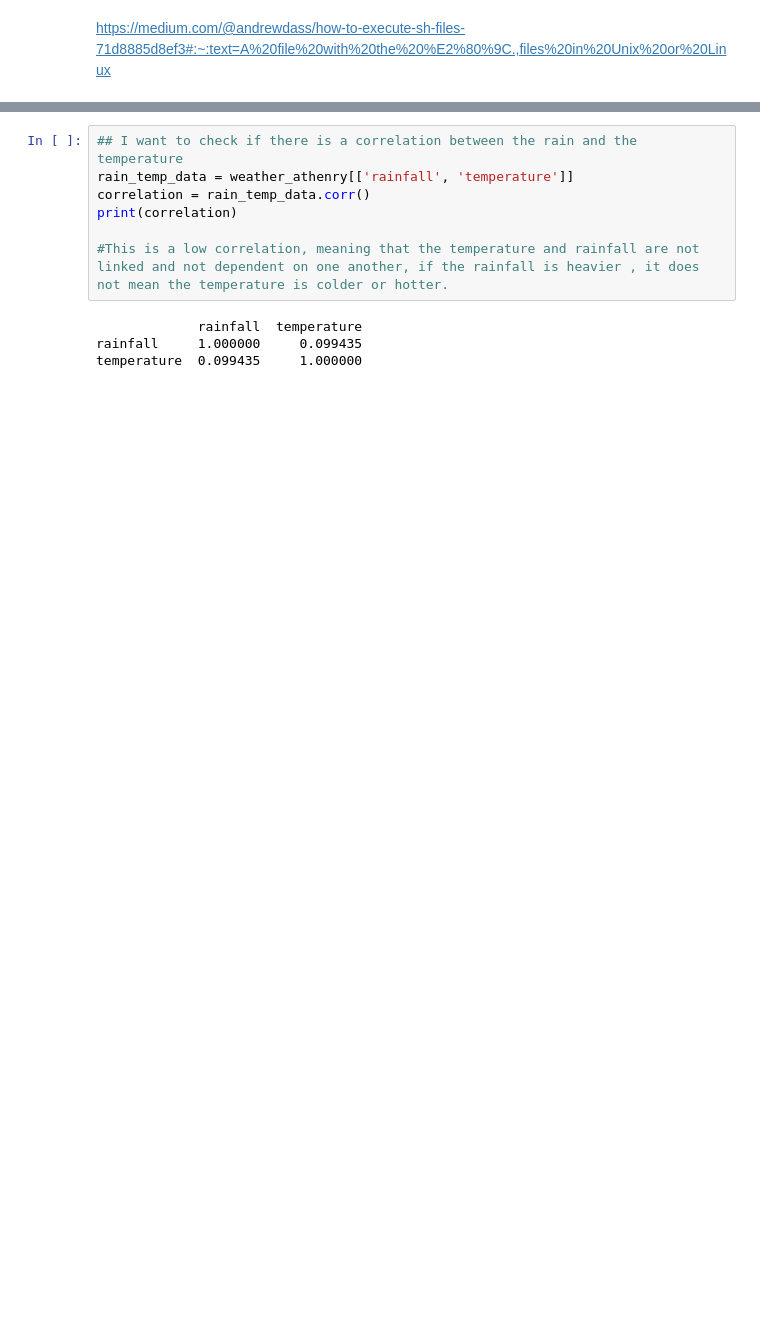
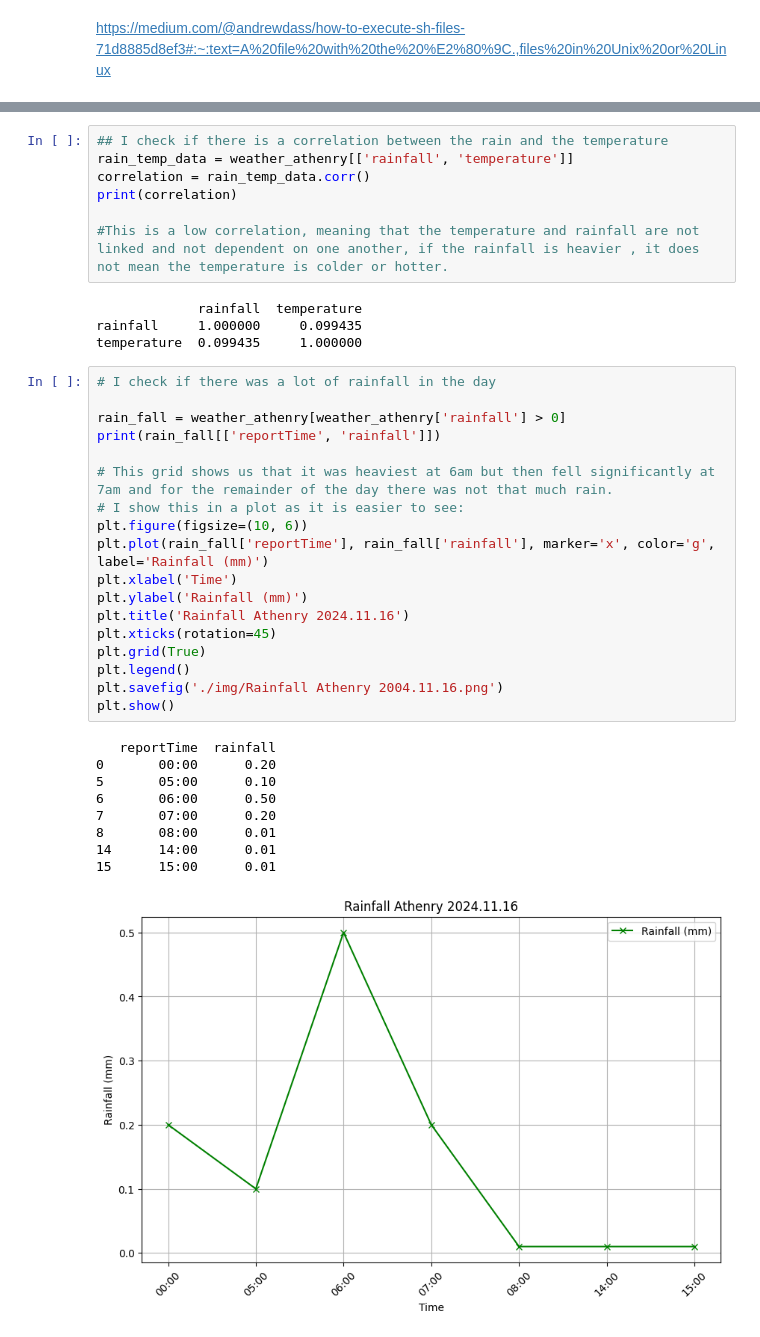
Before and after one commit to Grainne10/computer_infrastructure, a Jupyter notebook: weather.ipynb, the cells around one changed output, grey strips where cells are left out. Cells and saved outputs as stored; diff of their text form; blank space fills up the shorter version.

```diff
--- a/weather.ipynb
+++ b/weather.ipynb
@@ -179,5 +200,5 @@ plt.show()
 # %%
-## I want to check if there is a correlation between the rain and the temperature
+## I check if there is a correlation between the rain and the temperature
 rain_temp_data = weather_athenry[['rainfall', 'temperature']]
 correlation = rain_temp_data.corr()
 print(correlation)
@@ -187,3 +208,31 @@ print(correlation)
              rainfall  temperature
 rainfall     1.000000     0.099435
 temperature  0.099435     1.000000
+# %%
+# I check if there was a lot of rainfall in the day
+
+rain_fall = weather_athenry[weather_athenry['rainfall'] > 0]
+print(rain_fall[['reportTime', 'rainfall']])
+
+# This grid shows us that it was heaviest at 6am but then fell significantly at 7am and for the remainder of the day there was not that much rain.
+# I show this in a plot as it is easier to see:
+plt.figure(figsize=(10, 6))
+plt.plot(rain_fall['reportTime'], rain_fall['rainfall'], marker='x', color='g', label='Rainfall (mm)')
+plt.xlabel('Time')
+plt.ylabel('Rainfall (mm)')
+plt.title('Rainfall Athenry 2024.11.16')
+plt.xticks(rotation=45)
+plt.grid(True)
+plt.legend()
+plt.savefig('./img/Rainfall Athenry 2004.11.16.png')
+plt.show()
+# %% [output]
+   reportTime  rainfall
+0       00:00      0.20
+5       05:00      0.10
+6       06:00      0.50
+7       07:00      0.20
+8       08:00      0.01
+14      14:00      0.01
+15      15:00      0.01
+[figure, added]
```
Also changed, not shown: parts of 3 cells of this notebook, 4 other files.
